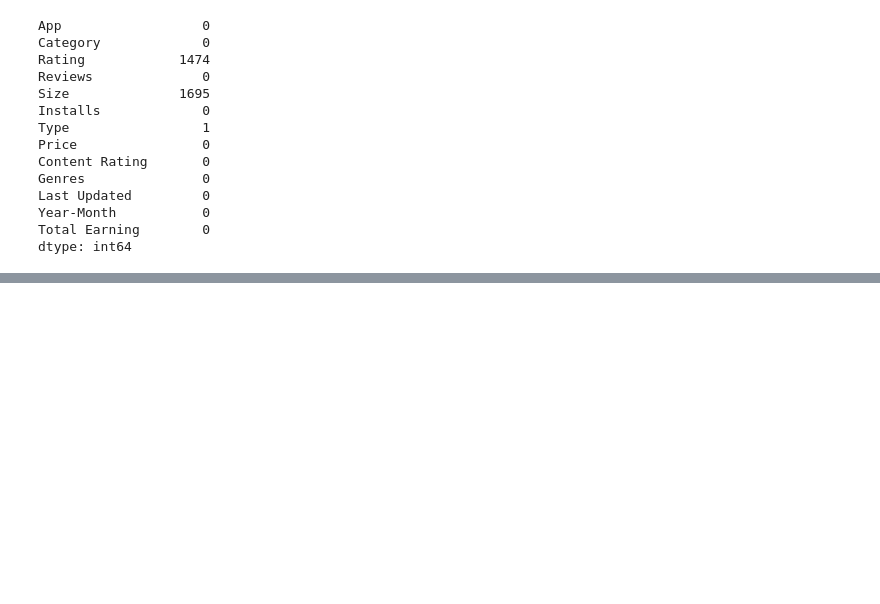
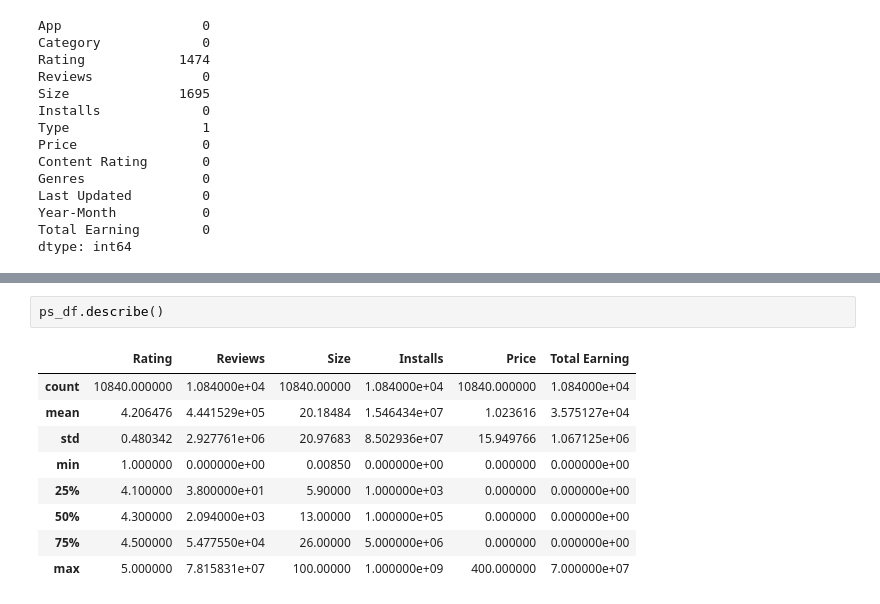
Before and after one commit to harkpun/Google-Play-Store-Analysis, a Jupyter notebook: Play_Store_Analysis.ipynb, the cells around one changed output, grey strips where cells are left out. Cells and saved outputs as stored; diff of their text form; blank space fills up the shorter version.

```diff
--- a/Play_Store_Analysis.ipynb
+++ b/Play_Store_Analysis.ipynb
@@ -301,0 +355,12 @@ dtype: int64
+# %%
+ps_df.describe()
+# %% [output]
+|  | Rating | Reviews | Size | Installs | Price | Total Earning |
+| count | 10840.000000 | 1.084000e+04 | 10840.00000 | 1.084000e+04 | 10840.000000 | 1.084000e+04 |
+| mean | 4.206476 | 4.441529e+05 | 20.18484 | 1.546434e+07 | 1.023616 | 3.575127e+04 |
+| std | 0.480342 | 2.927761e+06 | 20.97683 | 8.502936e+07 | 15.949766 | 1.067125e+06 |
+| min | 1.000000 | 0.000000e+00 | 0.00850 | 0.000000e+00 | 0.000000 | 0.000000e+00 |
+| 25% | 4.100000 | 3.800000e+01 | 5.90000 | 1.000000e+03 | 0.000000 | 0.000000e+00 |
+| 50% | 4.300000 | 2.094000e+03 | 13.00000 | 1.000000e+05 | 0.000000 | 0.000000e+00 |
+| 75% | 4.500000 | 5.477550e+04 | 26.00000 | 5.000000e+06 | 0.000000 | 0.000000e+00 |
+| max | 5.000000 | 7.815831e+07 | 100.00000 | 1.000000e+09 | 400.000000 | 7.000000e+07 |
```
Also changed, not shown: parts of 10 cells of this notebook.
